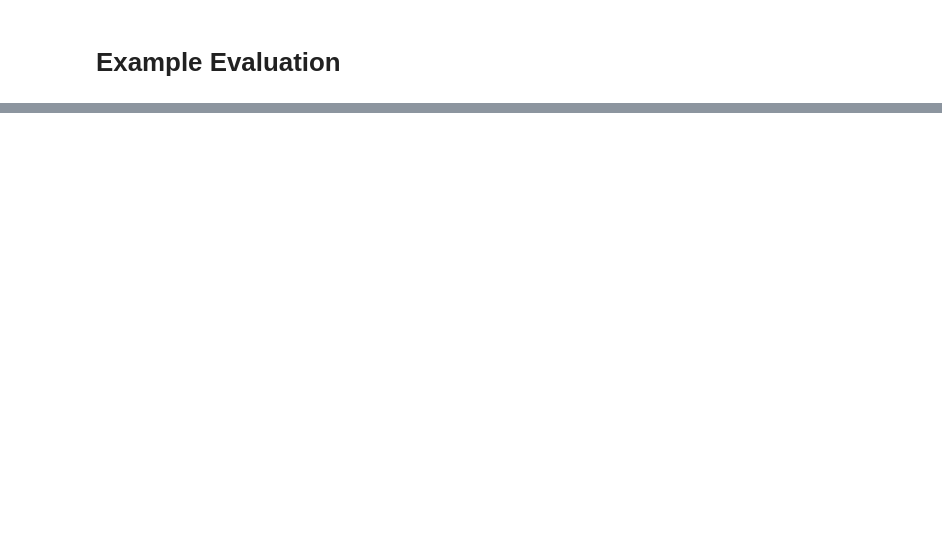
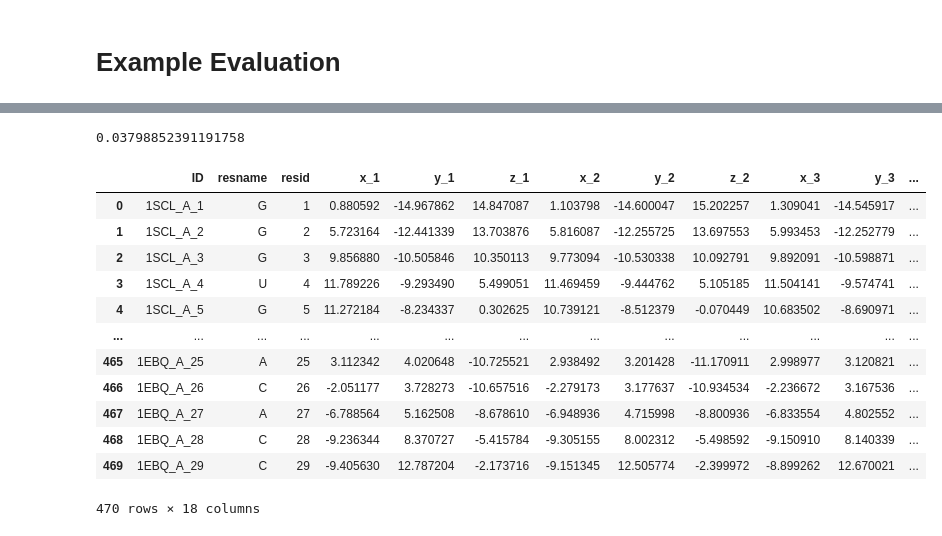
Before and after one commit to kyishanzh/rna-fold, a Jupyter notebook: rhofold/simple_submission.ipynb, the cells around one changed output, grey strips where cells are left out. Drawn from its saved outputs; the diff is of its cells as text; code cells hidden in the pictures; blank space fills up the shorter version.

Commit message:
owo setup submissions

```diff
--- a/rhofold/simple_submission.ipynb
+++ b/rhofold/simple_submission.ipynb
@@ -237,0 +207,10 @@ dict_keys(['frames', 'unnormalized_angles', 'angles', 'single', 'cord_tns_pred',
+# %%
+def eval_tm(seq_id, pred_cords):
+    goal = id_to_loc[seq_id]
+    score = tm_score(pred_cords, goal)
+    return score
+
+with torch.inference_mode():
+    seq_id = train_list[3]
+    outputs = seq_id_to_data(seq_id)[1]["cords_c1'"][0][0]
+    print(eval_tm(seq_id, outputs))
@@ -240,0 +227,4 @@ print(len(test_list))
+# %%
+for idx, seq in enumerate(test_list):
+    ft = feats(seq)
+    print(idx, ft["seq"], ft["tokens"].shape, ft["rna_fm_tokens"].shape)
@@ -240,0 +289,40 @@ print(len(test_list))
+# %%
+import tqdm
+def baseline(test_list, max_seq_len=512, n_samples=5):
+    results = dict()
+    for seq_id in tqdm.tqdm(test_list):
+        seq = id_to_seq[seq_id]
+        if len(seq) > max_seq_len:
+            # TODO: here, let's crop it; now as a placeholder, just put in all zeros.
+            for i in range(n_samples):
+                preds.append(torch.zeros((len(seq), 3), device=device))
+            results[seq_id] = preds
+            continue
+        outputs = seq_id_to_data(seq_id)
+        preds = []
+        for i in range(n_samples):
+            preds.append(outputs[i]["cords_c1'"][0][0])
+        results[seq_id] = preds
+    return results
+
+val_dict = baseline(val_list[:20])
+print(eval_val_score(val_dict))
+# %% [output]
+0.03798852391191758
+# %%
+results = baseline(test_list)
+test_dict_to_submission(results)
+# %% [output]
+|  | ID | resname | resid | x_1 | y_1 | z_1 | x_2 | y_2 | z_2 | x_3 | y_3 | ... |
+| 0 | 1SCL_A_1 | G | 1 | 0.880592 | -14.967862 | 14.847087 | 1.103798 | -14.600047 | 15.202257 | 1.309041 | -14.545917 | ... |
+| 1 | 1SCL_A_2 | G | 2 | 5.723164 | -12.441339 | 13.703876 | 5.816087 | -12.255725 | 13.697553 | 5.993453 | -12.252779 | ... |
+| 2 | 1SCL_A_3 | G | 3 | 9.856880 | -10.505846 | 10.350113 | 9.773094 | -10.530338 | 10.092791 | 9.892091 | -10.598871 | ... |
+| 3 | 1SCL_A_4 | U | 4 | 11.789226 | -9.293490 | 5.499051 | 11.469459 | -9.444762 | 5.105185 | 11.504141 | -9.574741 | ... |
+| 4 | 1SCL_A_5 | G | 5 | 11.272184 | -8.234337 | 0.302625 | 10.739121 | -8.512379 | -0.070449 | 10.683502 | -8.690971 | ... |
+| ... | ... | ... | ... | ... | ... | ... | ... | ... | ... | ... | ... | ... |
+| 465 | 1EBQ_A_25 | A | 25 | 3.112342 | 4.020648 | -10.725521 | 2.938492 | 3.201428 | -11.170911 | 2.998977 | 3.120821 | ... |
+| 466 | 1EBQ_A_26 | C | 26 | -2.051177 | 3.728273 | -10.657516 | -2.279173 | 3.177637 | -10.934534 | -2.236672 | 3.167536 | ... |
+| 467 | 1EBQ_A_27 | A | 27 | -6.788564 | 5.162508 | -8.678610 | -6.948936 | 4.715998 | -8.800936 | -6.833554 | 4.802552 | ... |
+| 468 | 1EBQ_A_28 | C | 28 | -9.236344 | 8.370727 | -5.415784 | -9.305155 | 8.002312 | -5.498592 | -9.150910 | 8.140339 | ... |
+| 469 | 1EBQ_A_29 | C | 29 | -9.405630 | 12.787204 | -2.173716 | -9.151345 | 12.505774 | -2.399972 | -8.899262 | 12.670021 | ... |
+470 rows × 18 columns
```
Also changed, not shown: parts of 9 cells of this notebook.
